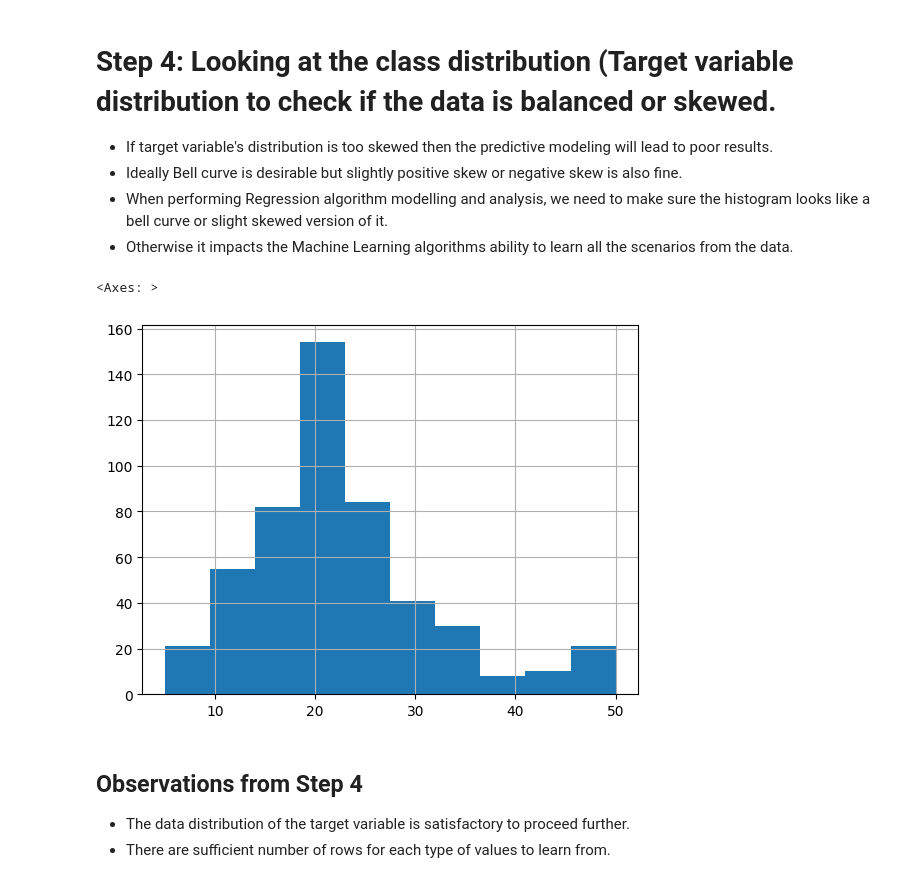
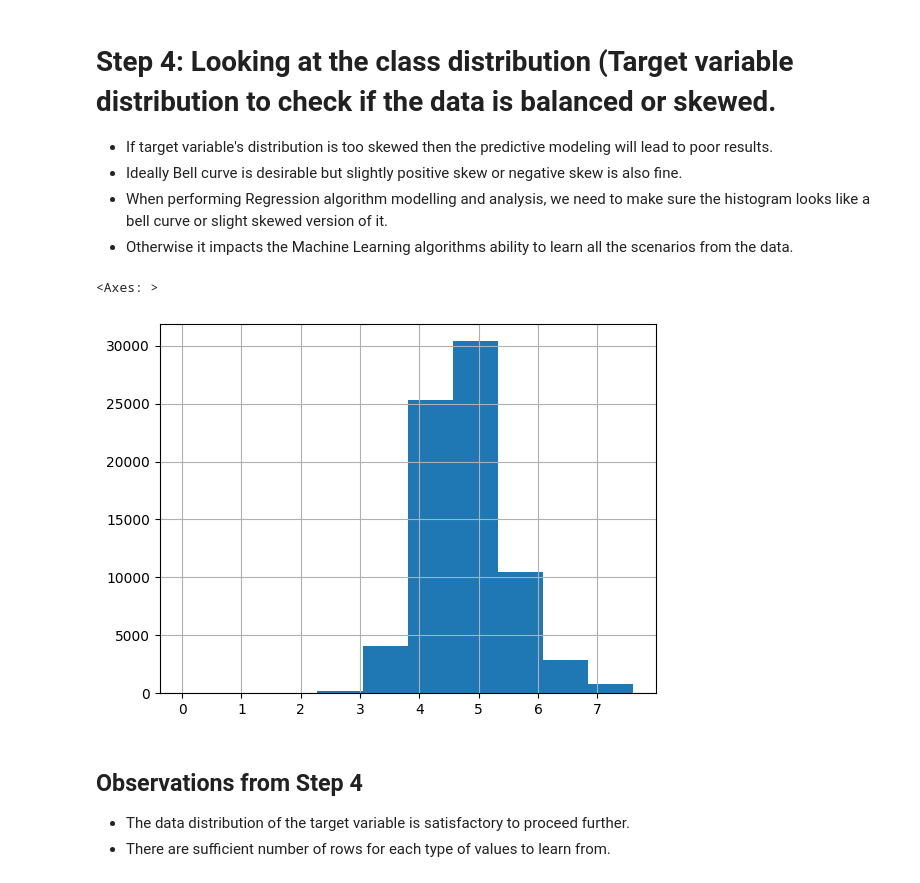
Before and after one commit to timwaganagado/grams, a Jupyter notebook: UNI/BostonHousPriceProject.ipynb, the cells around one changed output. Cells and saved outputs as stored; diff of their text form; code cells hidden in the pictures.

```diff
--- a/UNI/BostonHousPriceProject.ipynb
+++ b/UNI/BostonHousPriceProject.ipynb
@@ -76,14 +76,12 @@ Predictors/Features: beds, bedrooms, zipcode, neighbourhood, cleaning_fee, bathr
 * Ideally Bell curve is desirable but slightly positive skew or negative skew is also fine.
 * When performing Regression algorithm modelling and analysis, we need to make sure the histogram looks like a bell curve or slight skewed version of it.
 * Otherwise it impacts the Machine Learning algorithms ability to learn all the scenarios from the data.
-# %%
-%matplotlib inline
-# Creating histogram as the Target variable is Continuous
-# This will help us to understand the distribution of the MEDV values
-BostonData['MEDV'].hist()
-# %% [output]
-<Axes: >
-[figure, removed]
+# %%
+%matplotlib inline
+airbnbData['log_price'].hist()
+# %% [output]
+<Axes: >
+[figure, added]
 # %% [markdown]
 ## Observations from Step 4
 * The data distribution of the target variable is satisfactory to proceed further.
```
Also changed, not shown: parts of 8 cells of this notebook.
